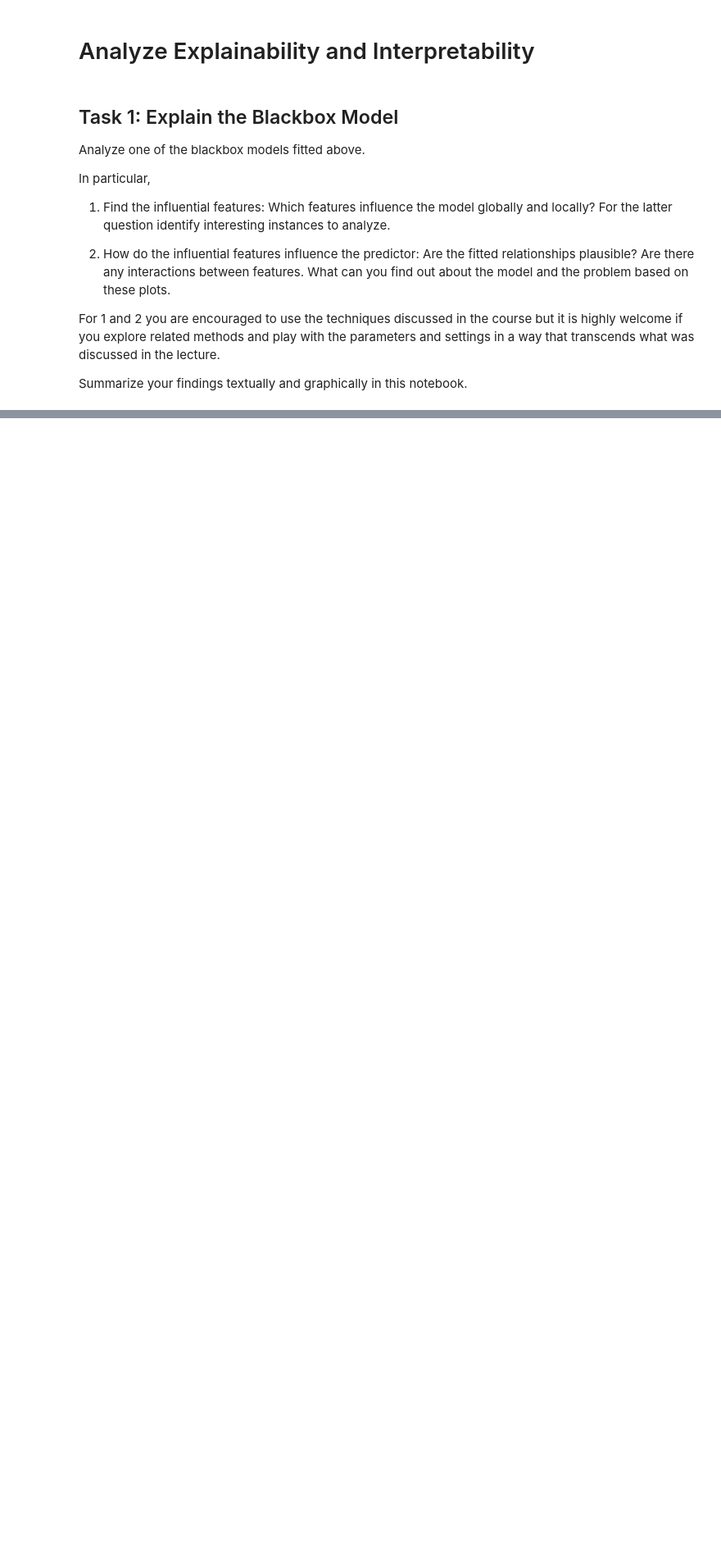
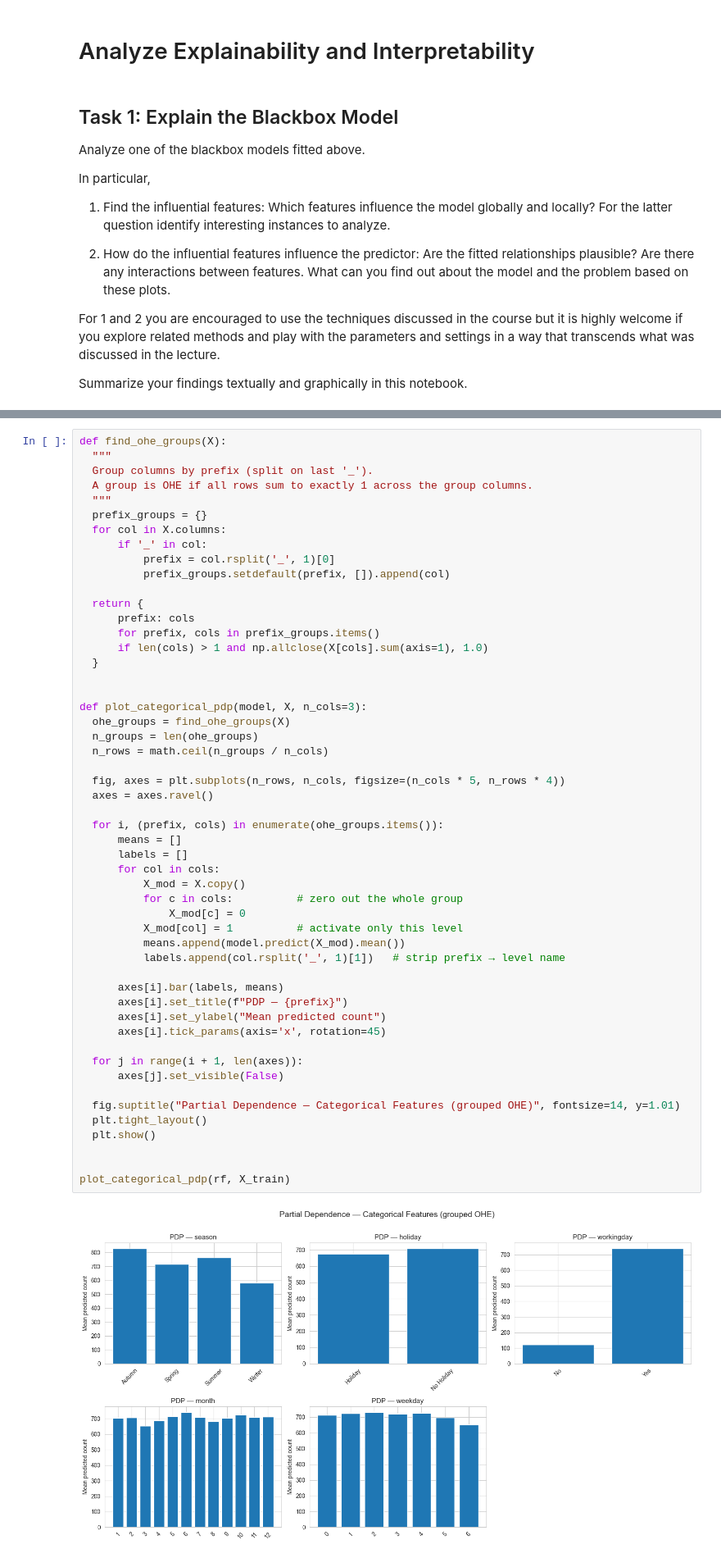
Before and after one commit to linashyshova/fair_ml, a Jupyter notebook: assignment_1/FTIML_Assignment_1_Lina.ipynb, the cells around one changed output, grey strips where cells are left out. Shown at 82% size. Cells and saved outputs as stored; diff of their text form; blank space fills up the shorter version.

```diff
--- a/assignment_1/FTIML_Assignment_1_Lina.ipynb
+++ b/assignment_1/FTIML_Assignment_1_Lina.ipynb
@@ -485,0 +520,54 @@ Summarize your findings textually and graphically in this notebook.
+# %%
+def find_ohe_groups(X):
+  """
+  Group columns by prefix (split on last '_').
+  A group is OHE if all rows sum to exactly 1 across the group columns.
+  """
+  prefix_groups = {}
+  for col in X.columns:
+      if '_' in col:
+          prefix = col.rsplit('_', 1)[0]
+          prefix_groups.setdefault(prefix, []).append(col)
+
+  return {
+      prefix: cols
+      for prefix, cols in prefix_groups.items()
+      if len(cols) > 1 and np.allclose(X[cols].sum(axis=1), 1.0)
+  }
+
+
+def plot_categorical_pdp(model, X, n_cols=3):
+  ohe_groups = find_ohe_groups(X)
+  n_groups = len(ohe_groups)
+  n_rows = math.ceil(n_groups / n_cols)
+
+  fig, axes = plt.subplots(n_rows, n_cols, figsize=(n_cols * 5, n_rows * 4))
+  axes = axes.ravel()
+
+  for i, (prefix, cols) in enumerate(ohe_groups.items()):
+      means = []
+      labels = []
+      for col in cols:
+          X_mod = X.copy()
+          for c in cols:          # zero out the whole group
+              X_mod[c] = 0
+          X_mod[col] = 1          # activate only this level
+          means.append(model.predict(X_mod).mean())
+          labels.append(col.rsplit('_', 1)[1])   # strip prefix → level name
+
+      axes[i].bar(labels, means)
+      axes[i].set_title(f"PDP — {prefix}")
+      axes[i].set_ylabel("Mean predicted count")
+      axes[i].tick_params(axis='x', rotation=45)
+
+  for j in range(i + 1, len(axes)):
+      axes[j].set_visible(False)
+
+  fig.suptitle("Partial Dependence — Categorical Features (grouped OHE)", fontsize=14, y=1.01)
+  plt.tight_layout()
+  plt.show()
+
+
+plot_categorical_pdp(rf, X_train)
+# %% [output]
+[figure, added]
```
Also changed, not shown: parts of 23 cells of this notebook.
